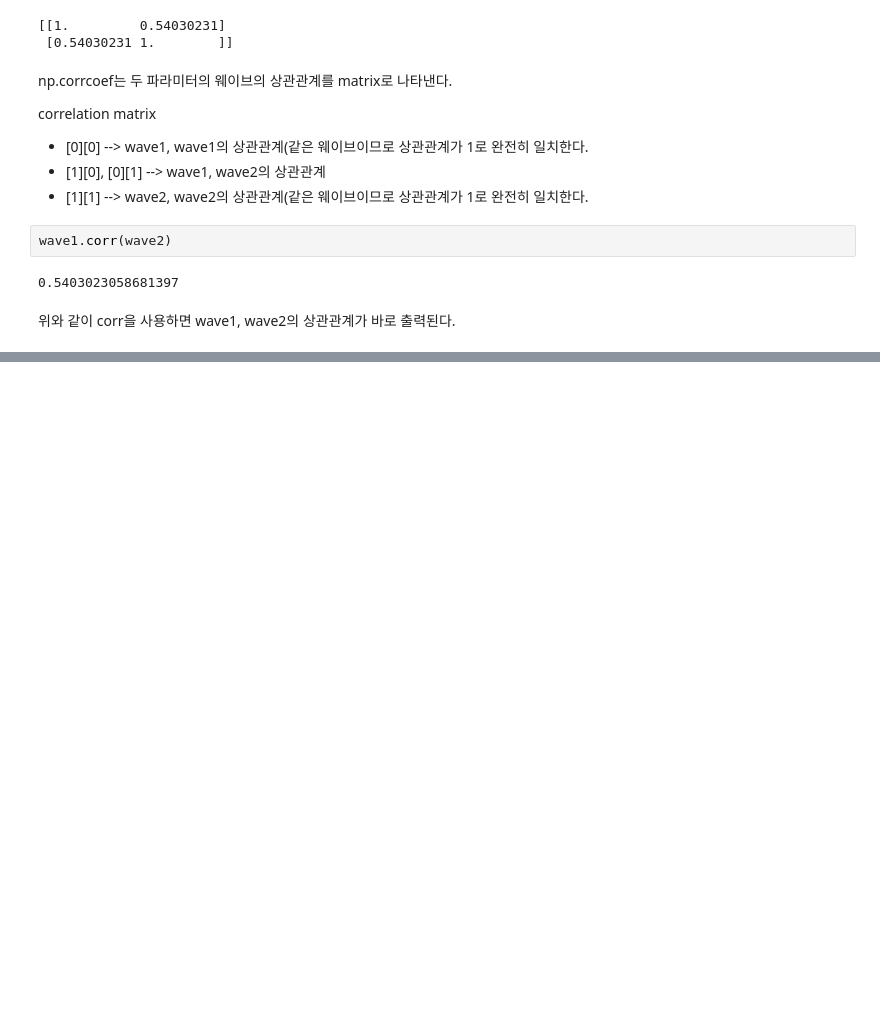
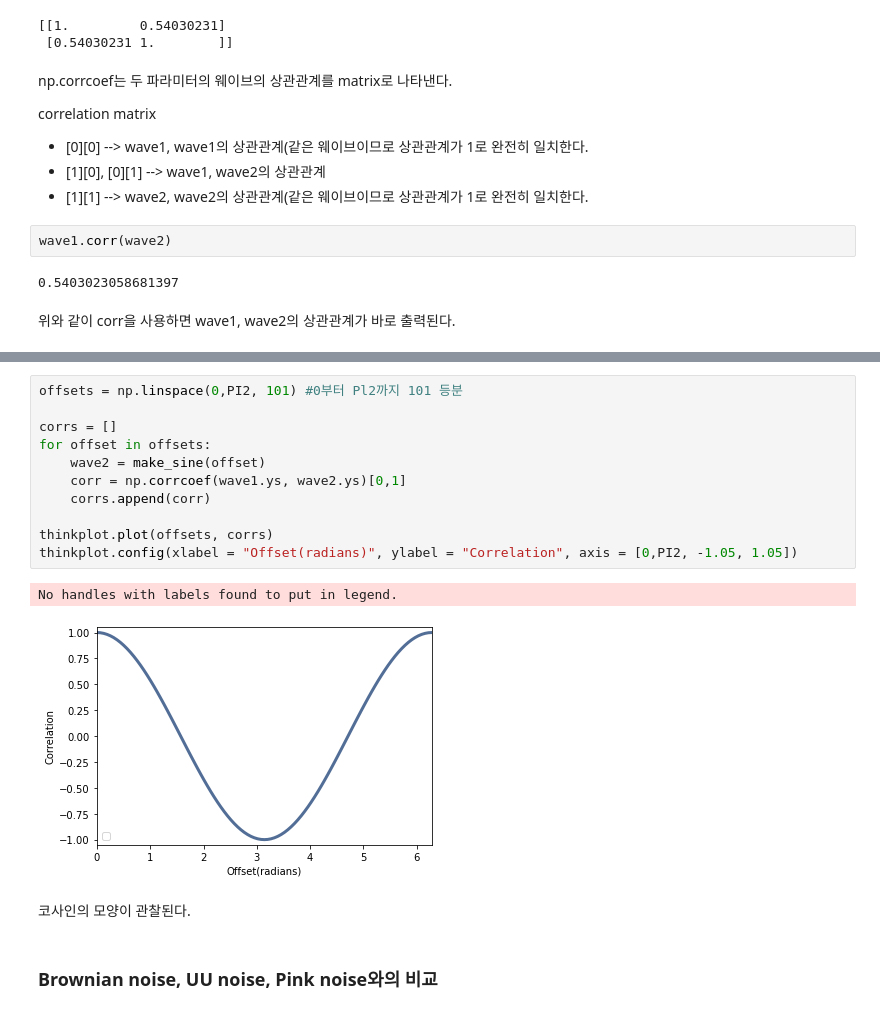
Before and after one commit to sunjungAn/DSP, a Jupyter notebook: chap05.Autocorrelation.ipynb, the cells around one changed output, grey strips where cells are left out. Drawn from its saved outputs; the diff is of its cells as text; blank space fills up the shorter version.

```diff
--- a/chap05.Autocorrelation.ipynb
+++ b/chap05.Autocorrelation.ipynb
@@ -52,0 +73,18 @@ wave1.corr(wave2)
+# %%
+offsets = np.linspace(0,PI2, 101) #0부터 Pl2까지 101 등분
+
+corrs = []
+for offset in offsets:
+    wave2 = make_sine(offset)
+    corr = np.corrcoef(wave1.ys, wave2.ys)[0,1]
+    corrs.append(corr)
+
+thinkplot.plot(offsets, corrs)
+thinkplot.config(xlabel = "Offset(radians)", ylabel = "Correlation", axis = [0,PI2, -1.05, 1.05])
+# %% [output]
+No handles with labels found to put in legend.
+[figure, added]
+# %% [markdown]
+코사인의 모양이 관찰된다.
+# %% [markdown]
+### Brownian noise, UU noise, Pink noise와의 비교
```
Also changed, not shown: parts of 11 cells of this notebook.
